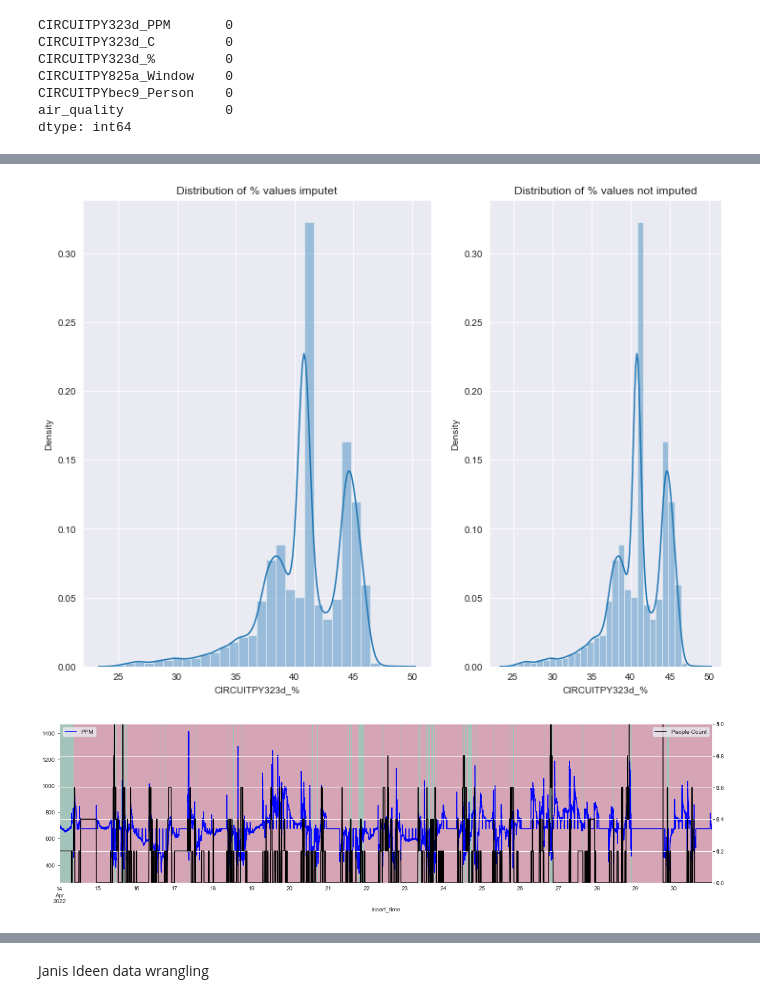
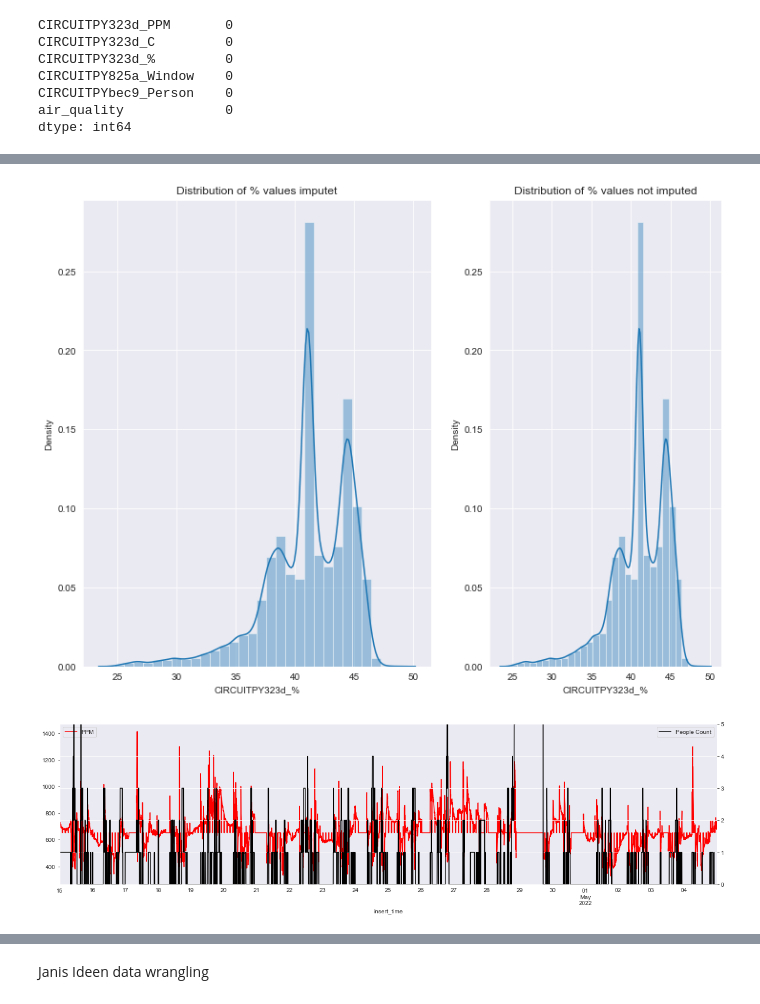
Before and after one commit to nicolarohner1337/smartclassroom, a Jupyter notebook: analyse/nicola.ipynb, the cells around one changed output, grey strips where cells are left out. Saved outputs shown, nothing was run; the diff lists cells and outputs as text; code cells hidden in the pictures.

Commit message:
Neue Visualisierungen

```diff
--- a/analyse/nicola.ipynb
+++ b/analyse/nicola.ipynb
@@ -96,7 +96,7 @@ df_pivot['air_quality'] =np.where(df_pivot['CIRCUITPY323d_PPM']>600, 'good',
                    np.where(df_pivot['CIRCUITPY323d_PPM']>1400, 'bad', 'top')))
 # %%
 #select specific time window
-df_timewindow = df_pivot.loc['2022-04-14 00:00:00':'2022-04-30 23:50:00']
+df_timewindow = df_pivot.loc['2022-04-15 00:00:00':'2022-05-04 23:59:00']
 # %% [markdown]
 Leere Zeilen augrund der Restruktuierung befüllen
 # %%
@@ -189,34 +189,33 @@ sns.distplot(df_timewindow_clean["CIRCUITPY323d_%"], ax=axs[0], bins=30).set_tit
 sns.distplot(df_timewindow["CIRCUITPY323d_%"], ax=axs[1], bins=30).set_title('Distribution of % values not imputed')
 plt.show()
 # %% [output]
-[figure, old version]
+[figure, new version]
 # %%
 #linechart cobined with bar chart
 #if windows sensor 1 blue line if windows sensor 0 red line
 # Use a boundary norm instead
 fig, ax1 = plt.subplots()
 #hide grid
-ax1 = df_timewindow_clean['CIRCUITPY323d_PPM'].plot(kind='line',color='blue',label='PPM', grid=False)
+ax1 = df_timewindow_clean['CIRCUITPY323d_PPM'].plot(kind='line',color='red',label='PPM', grid=False)
 ax3 = ax1.twinx()
 #ax3 = df_timewindow_clean['CIRCUITPY323d_C'].plot(kind='line',color='red',label='C', grid=False,ylim=(0,30))
 #ax4 = ax1.twinx()
 #ax4 = df_timewindow_clean['CIRCUITPY323d_%'].plot(kind='line',color='green',label='%', grid=False,ylim=(20,60))
-ax2 = ax1.twinx()
+#ax2 = ax1.twinx()
 ax2 = df_timewindow_clean['CIRCUITPYbec9_Person'].plot(kind='line',color='black',label='People Count',ylim=(0,5))
-ax1.pcolorfast(ax1.get_xlim(), ax1.get_ylim(),df_timewindow_clean['CIRCUITPY825a_Window'].values[np.newaxis],cmap='RdYlGn', alpha=0.3,label='Windows')
+#ax1.pcolorfast(ax1.get_xlim(), ax1.get_ylim(),df_timewindow_clean['CIRCUITPY825a_Window'].values[np.newaxis],cmap='RdYlGn', alpha=0.3,label='Windows')
 #set size
 ax1.figure.set_size_inches(20, 5)
 #show legend
 ax1.legend(loc='upper left')
 ax2.legend(loc='upper right')
 #ax3.legend(loc='center right')
 #ax4.legend(loc='lower right')
 #additonal legend for window sensor
 
-
 plt.show()
 # %% [output]
-[figure, old version]
+[figure, new version]
 # %%
 #calculate correleation between two columns
 df_timewindow_clean.corr(method="pearson")
```
Also changed, not shown: parts of 31 cells of this notebook.
